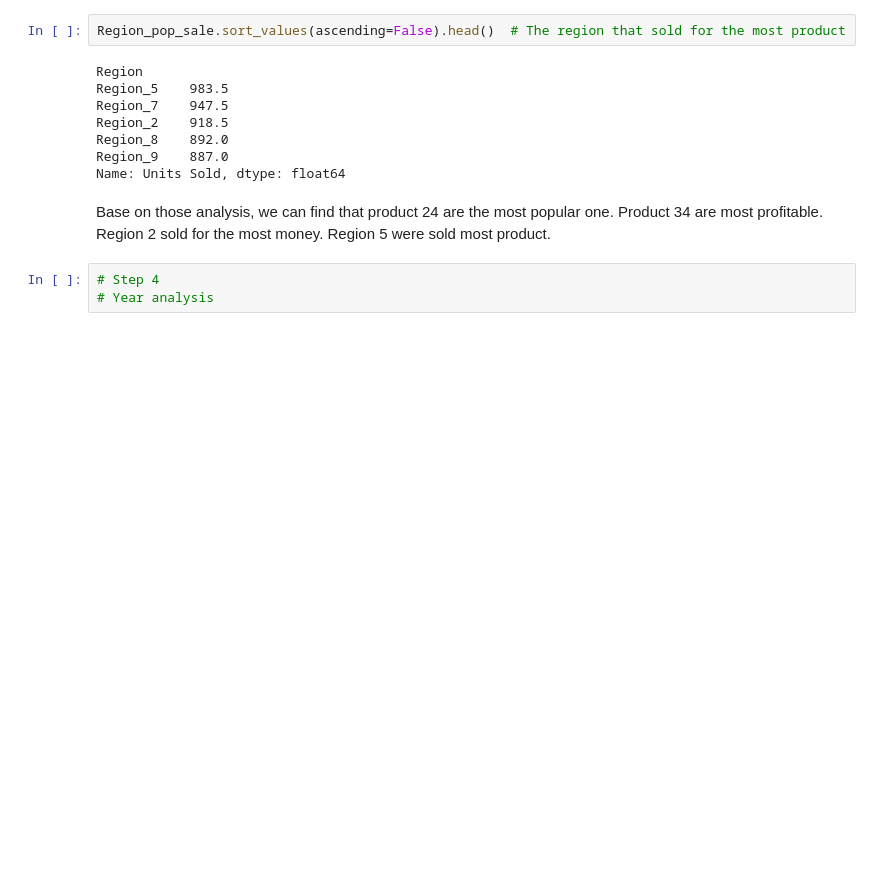
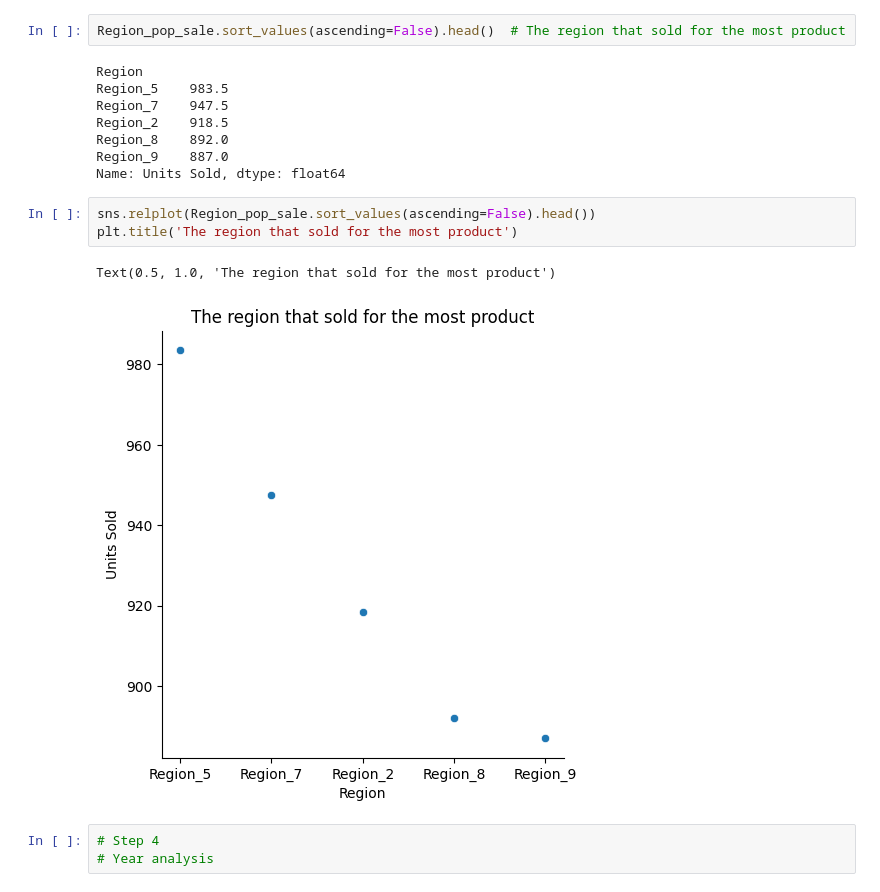
Before and after one commit to JacdowYc/Schulich_data_science1, a Jupyter notebook: Assignment 1.ipynb, the cells around one changed output. Saved outputs shown, nothing was run; the diff lists cells and outputs as text; blank space fills up the shorter version.

```diff
--- a/Assignment 1.ipynb
+++ b/Assignment 1.ipynb
@@ -161,8 +179,12 @@ Region_2    918.5
 Region_8    892.0
 Region_9    887.0
 Name: Units Sold, dtype: float64
-# %% [markdown]
-Base on those analysis, we can find that product 24 are the most popular one. Product 34 are most profitable. Region 2 sold for the most money. Region 5 were sold most product.
+# %%
+sns.relplot(Region_pop_sale.sort_values(ascending=False).head())
+plt.title('The region that sold for the most product')
+# %% [output]
+Text(0.5, 1.0, 'The region that sold for the most product')
+[figure, added]
 # %%
 # Step 4
 # Year analysis
```
Also changed, not shown: parts of 32 cells of this notebook.
